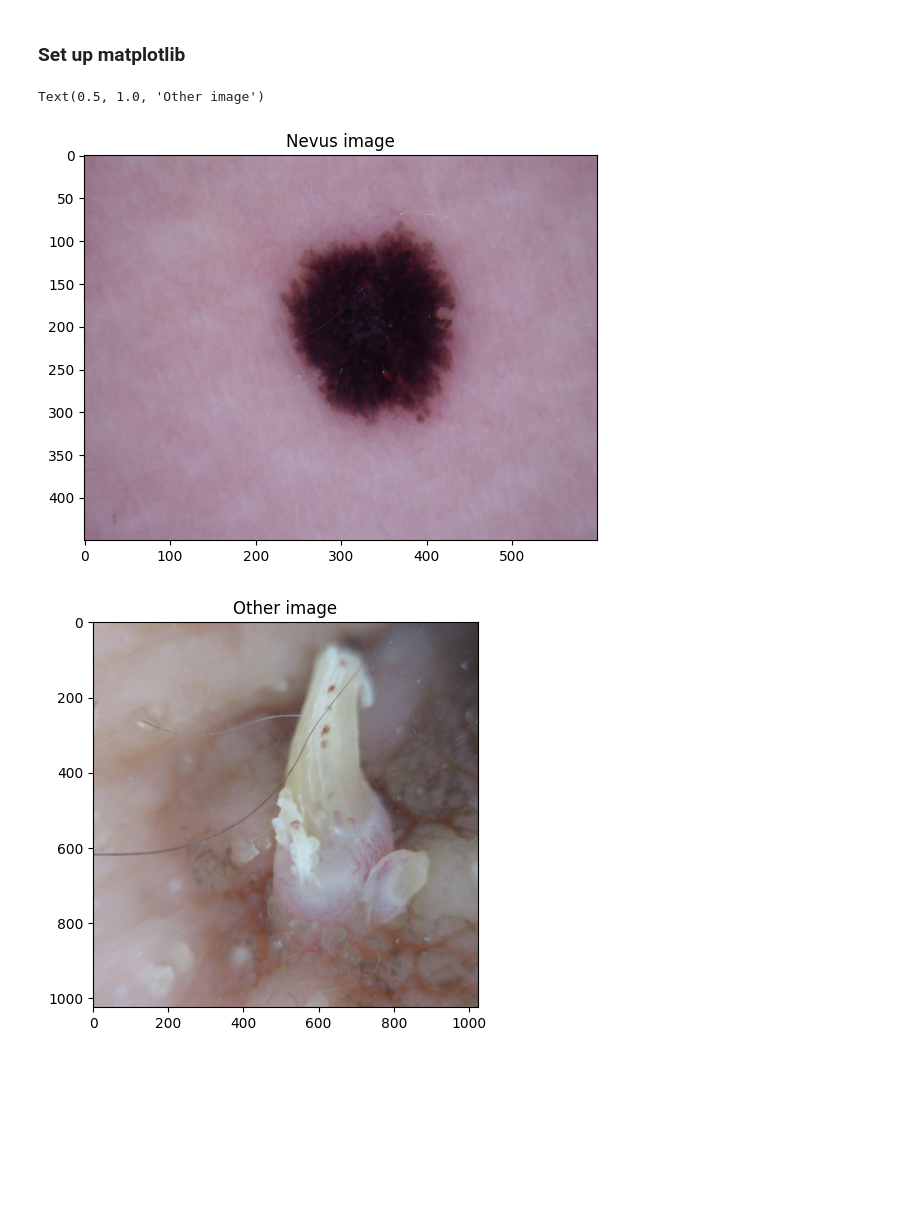
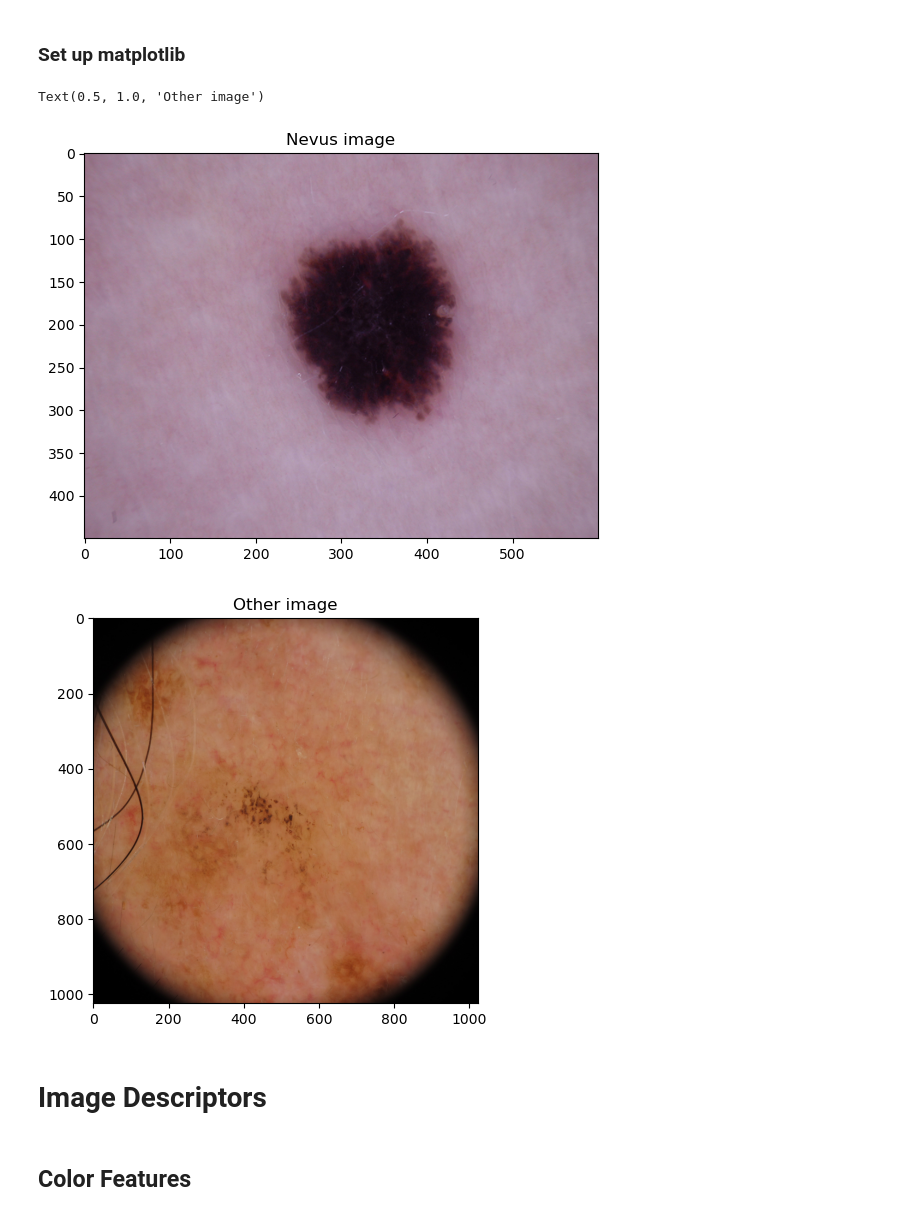
Before and after one commit to leonardopl/cad-project, a Jupyter notebook: challenge-1.ipynb, the cells around one changed output. Drawn from its saved outputs; the diff is of its cells as text; code cells hidden in the pictures; blank space fills up the shorter version.

```diff
--- a/challenge-1.ipynb
+++ b/challenge-1.ipynb
@@ -28,27 +28,31 @@ plt.rcParams['figure.figsize'] = [10, 5]
 # %%
 nevus_path = os.path.join(dataset_path, 'train\\nevus')
 others_path = os.path.join(dataset_path, 'train\\others')
 
 # get the filenames of all the nevus images in the training dataset
 nevus_filenames = os.listdir(nevus_path)
 
 # get the filenames of all the other images in the training dataset
 others_filenames = os.listdir(others_path)
 
 # load the first nevus image
 nevus_image = io.imread(os.path.join(nevus_path, nevus_filenames[0]))
 
 # load the first other image
-others_image = io.imread(os.path.join(others_path, others_filenames[0]))
+others_image = io.imread(os.path.join(others_path, others_filenames[4]))
 
 plt.figure()
 plt.imshow(nevus_image)
 plt.title('Nevus image')
 
 plt.figure()
 plt.imshow(others_image)
 plt.title('Other image')
 # %% [output]
 Text(0.5, 1.0, 'Other image')
-[figure, old version]
+[figure, new version]
-[figure, old version]
+[figure, new version]
+# %% [markdown]
+# Image Descriptors
+# %% [markdown]
+## Color Features
```
Also changed, not shown: parts of 1 cell of this notebook.
